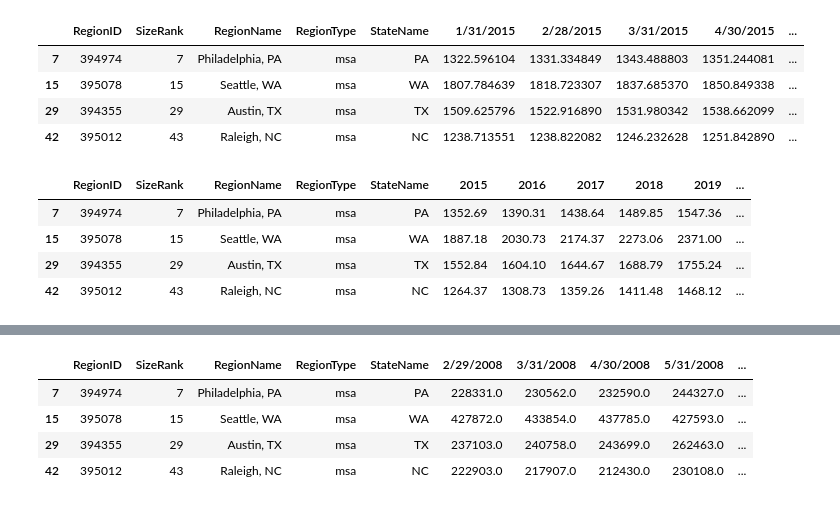
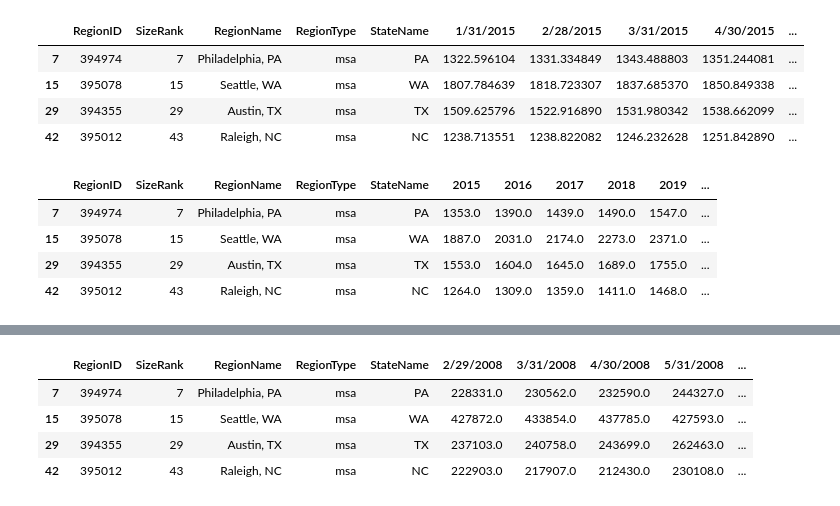
Before and after one commit to Hannah00Donnelly/nss-capstone-da14-2025, a Jupyter notebook: notebooks/hdonnelly_capstone.ipynb, the cells around one changed output, grey strips where cells are left out. Cells and saved outputs as stored; diff of their text form; code cells hidden in the pictures.

```diff
--- a/notebooks/hdonnelly_capstone.ipynb
+++ b/notebooks/hdonnelly_capstone.ipynb
@@ -914,28 +977,28 @@ metro_rent_cost_cities
 # %%
 city_ids = ['RegionID', 'SizeRank', 'RegionName', 'RegionType', 'StateName']
 rent_dates = metro_rent_cost_cities.drop(columns=city_ids)
 rent_dates.columns = pd.to_datetime(rent_dates.columns)
 
 #https://www.geeksforgeeks.org/python-pandas-dataframe-transpose
 #https://pandas.pydata.org/pandas-docs/version/1.5/reference/api/pandas.DataFrame.transpose.html
 rent_dates_transposed = rent_dates.T
 
 #https://www.demo2s.com/g/python/how-to-use-python-pandas-datetimeindex-year.html
 rent_dates_transposed['Year'] = rent_dates_transposed.index.year
 
 #getting the average by year
-rent_avg_year = rent_dates_transposed.groupby('Year').mean().round(2)
+rent_avg_year = rent_dates_transposed.groupby('Year').mean().round(0)
 
 #transpose it back to original format to add back the id columns
 rent_avg_year = rent_avg_year.T
 
 #add back the id columns
 yearly_average_rent = pd.concat([metro_rent_cost_cities[city_ids], rent_avg_year], axis=1)
 
 yearly_average_rent
 # %% [output]
 |  | RegionID | SizeRank | RegionName | RegionType | StateName | 2015 | 2016 | 2017 | 2018 | 2019 | ... |
-| 7 | 394974 | 7 | Philadelphia, PA | msa | PA | 1352.69 | 1390.31 | 1438.64 | 1489.85 | 1547.36 | ... |
-| 15 | 395078 | 15 | Seattle, WA | msa | WA | 1887.18 | 2030.73 | 2174.37 | 2273.06 | 2371.00 | ... |
-| 29 | 394355 | 29 | Austin, TX | msa | TX | 1552.84 | 1604.10 | 1644.67 | 1688.79 | 1755.24 | ... |
-| 42 | 395012 | 43 | Raleigh, NC | msa | NC | 1264.37 | 1308.73 | 1359.26 | 1411.48 | 1468.12 | ... |
+| 7 | 394974 | 7 | Philadelphia, PA | msa | PA | 1353.0 | 1390.0 | 1439.0 | 1490.0 | 1547.0 | ... |
+| 15 | 395078 | 15 | Seattle, WA | msa | WA | 1887.0 | 2031.0 | 2174.0 | 2273.0 | 2371.0 | ... |
+| 29 | 394355 | 29 | Austin, TX | msa | TX | 1553.0 | 1604.0 | 1645.0 | 1689.0 | 1755.0 | ... |
+| 42 | 395012 | 43 | Raleigh, NC | msa | NC | 1264.0 | 1309.0 | 1359.0 | 1411.0 | 1468.0 | ... |
```
Also changed, not shown: parts of 31 cells of this notebook.
